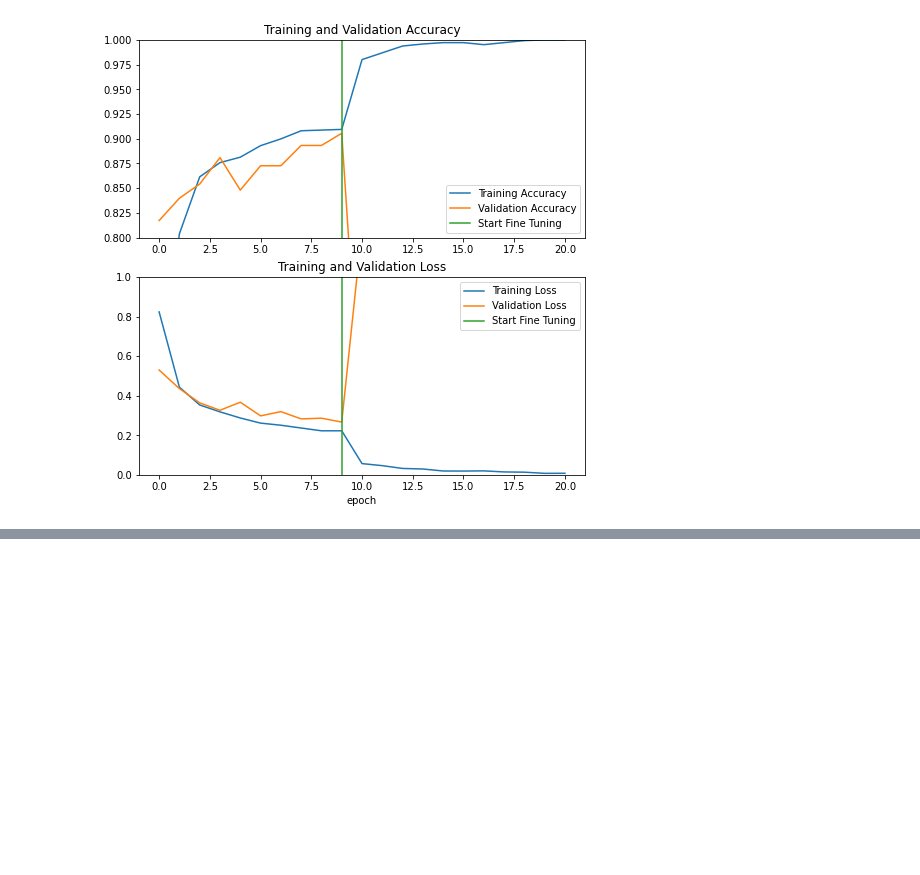
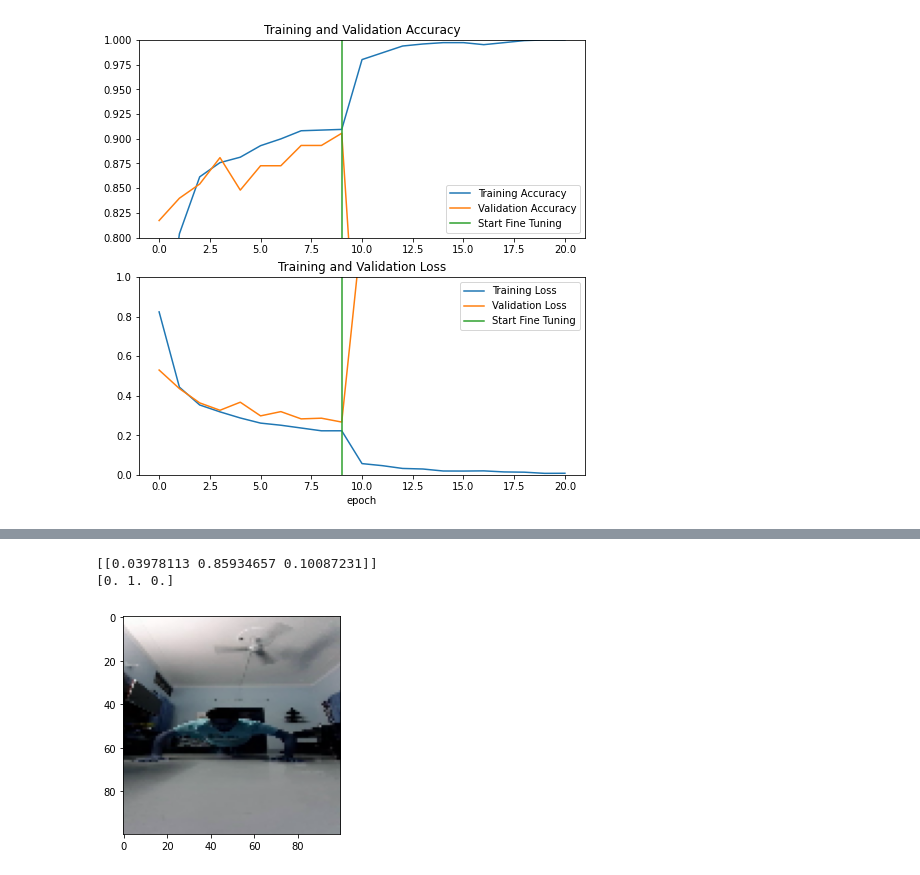
Before and after one commit to ojasviyadav/HomeGymSpotterCNN, a Jupyter notebook: mobilenetCheck.ipynb, the cells around one changed output, grey strips where cells are left out. Saved outputs shown, nothing was run; the diff lists cells and outputs as text; code cells hidden in the pictures; blank space fills up the shorter version.

```diff
--- a/mobilenetCheck.ipynb
+++ b/mobilenetCheck.ipynb
@@ -933,0 +1289,5 @@ plt.show()
+# %%
+base_learning_rate = 0.001
+model.compile(optimizer=tf.keras.optimizers.Adam(base_learning_rate),
+              loss=tf.keras.losses.CategoricalCrossentropy(),
+              metrics=['categorical_accuracy'])
@@ -933,0 +1319,9 @@ plt.show()
+# %%
+X_val = X_val.astype('float32')
+X_train = X_train.astype('float32')
+X_test = X_test.astype('float32')
+# %%
+initial_epochs = 30
+validation_steps=20
+
+loss0,accuracy0 = model.evaluate(X_val, y_val, steps = validation_steps)
@@ -933,0 +1399,11 @@ plt.show()
+# %%
+imgID = 38
+pp = model.predict(X_val[imgID].reshape(1,100,100,3))
+
+print(pp)
+plt.imshow(X_val[imgID].astype('int32'))
+print(y_val[imgID])
+# %% [output]
+[[0.03978113 0.85934657 0.10087231]]
+[0. 1. 0.]
+[figure, added]
```
Also changed, not shown: parts of 130 cells of this notebook.
